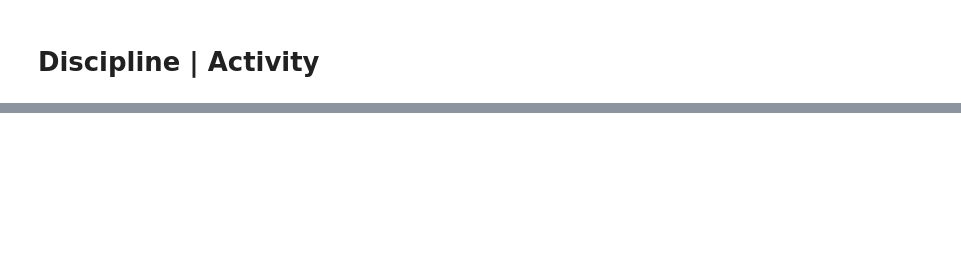
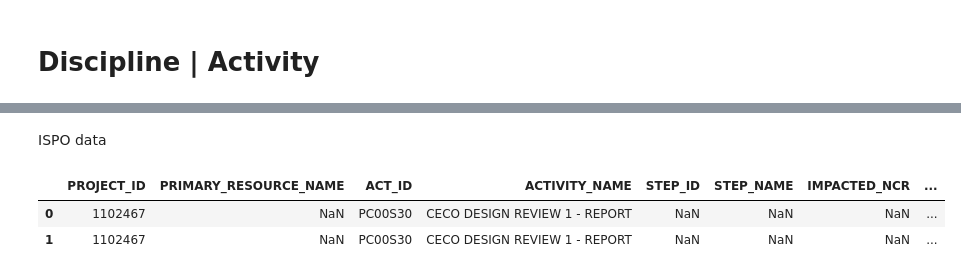
Before and after one commit to adnaksbhat/Colab_JupyterNotebooks, a Jupyter notebook: Wow.ipynb, the cells around one changed output, grey strips where cells are left out. Saved outputs shown, nothing was run; the diff lists cells and outputs as text; code cells hidden in the pictures; blank space fills up the shorter version.

```diff
--- a/Wow.ipynb
+++ b/Wow.ipynb
@@ -292,0 +335,15 @@ files.download('ECN_ECR_wow.xlsx')
+# %% [markdown]
+ISPO data
+# %%
+import pandas as pd
+
+df_all_ispo=pd.read_excel("/content/All_ISPO.xlsx")
+
+pd.set_option('display.max_columns', None)
+pd.set_option('display.max_rows', None)
+
+df_all_ispo.head(2)
+# %% [output]
+|  | PROJECT_ID | PRIMARY_RESOURCE_NAME | ACT_ID | ACTIVITY_NAME | STEP_ID | STEP_NAME | IMPACTED_NCR | ... |
+| 0 | 1102467 | NaN | PC00S30 | CECO DESIGN REVIEW 1 - REPORT | NaN | NaN | NaN | ... |
+| 1 | 1102467 | NaN | PC00S30 | CECO DESIGN REVIEW 1 - REPORT | NaN | NaN | NaN | ... |
```
Also changed, not shown: parts of 16 cells of this notebook.
